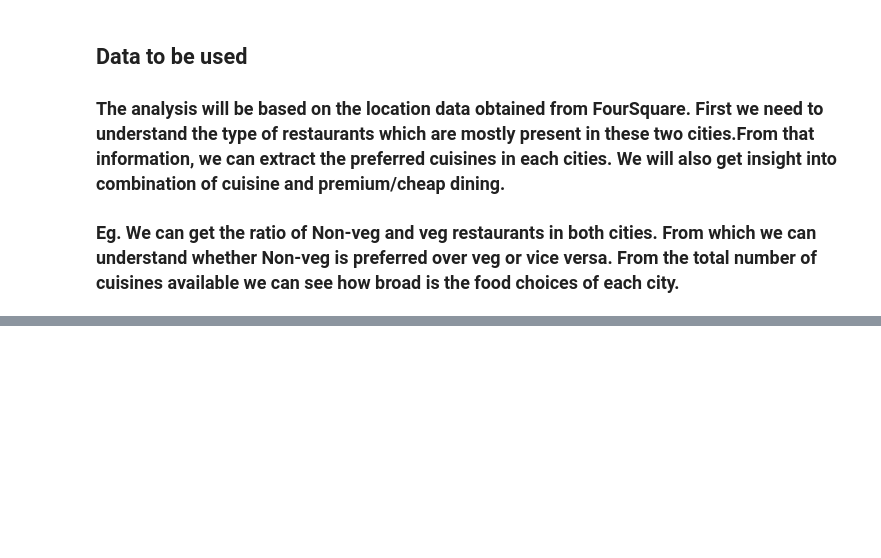
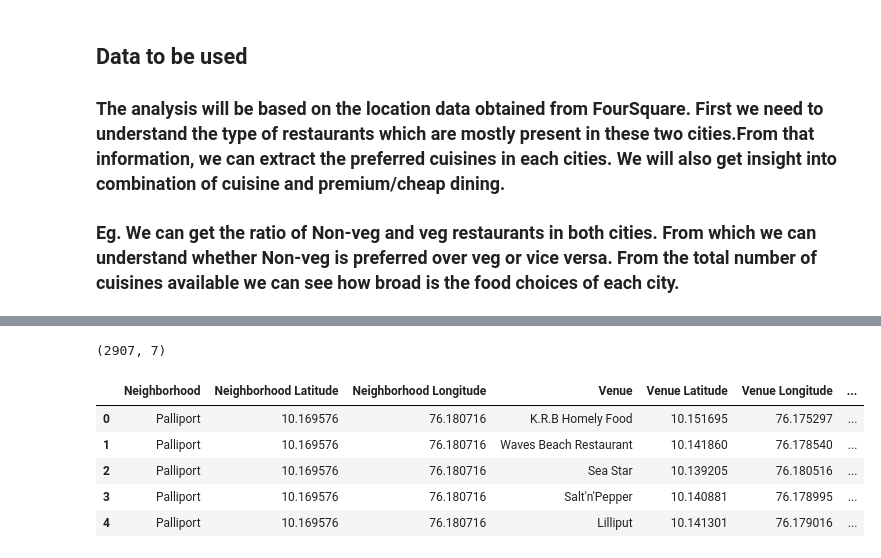
Before and after one commit to ajazHameed/Coursera_Capstone, a Jupyter notebook: coursera_capstone.ipynb, the cells around one changed output, grey strips where cells are left out. Cells and saved outputs as stored; diff of their text form; code cells hidden in the pictures; blank space fills up the shorter version.

```diff
--- a/coursera_capstone.ipynb
+++ b/coursera_capstone.ipynb
@@ -17,0 +264,11 @@
+# %%
+print(kochi_venues.shape)
+kochi_venues.head()
+# %% [output]
+(2907, 7)
+|  | Neighborhood | Neighborhood Latitude | Neighborhood Longitude | Venue | Venue Latitude | Venue Longitude | ... |
+| 0 | Palliport | 10.169576 | 76.180716 | K.R.B Homely Food | 10.151695 | 76.175297 | ... |
+| 1 | Palliport | 10.169576 | 76.180716 | Waves Beach Restaurant | 10.141860 | 76.178540 | ... |
+| 2 | Palliport | 10.169576 | 76.180716 | Sea Star | 10.139205 | 76.180516 | ... |
+| 3 | Palliport | 10.169576 | 76.180716 | Salt'n'Pepper | 10.140881 | 76.178995 | ... |
+| 4 | Palliport | 10.169576 | 76.180716 | Lilliput | 10.141301 | 76.179016 | ... |
```
Also changed, not shown: parts of 42 cells of this notebook.
